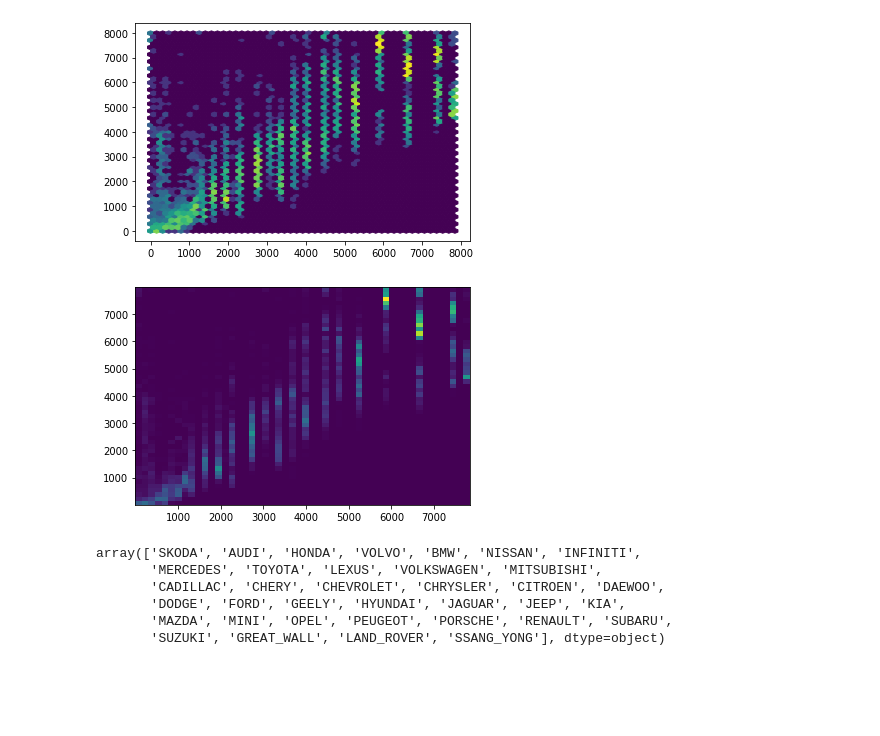
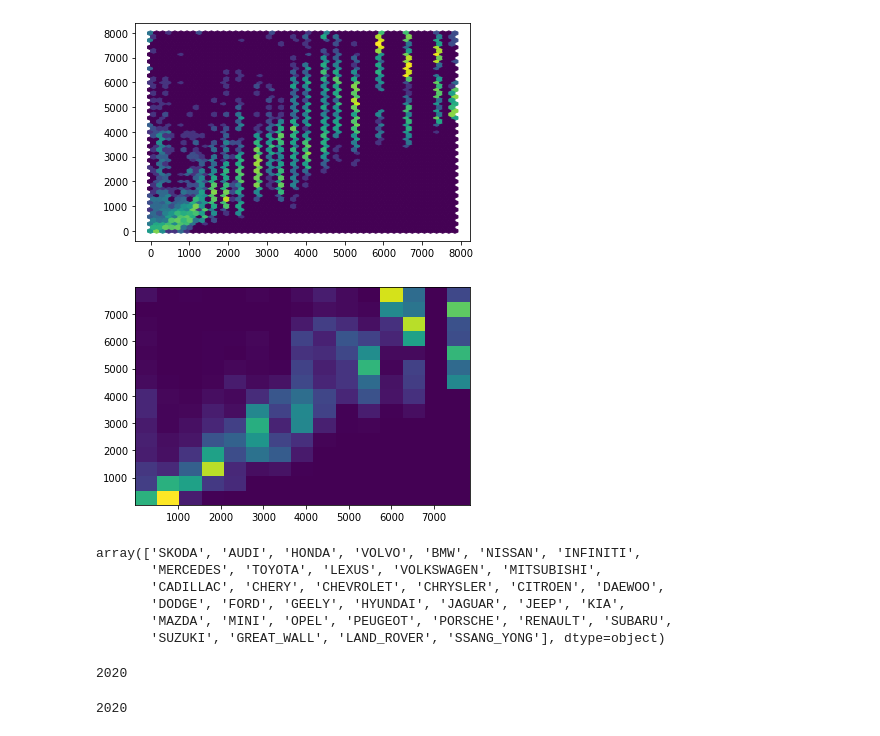
Before and after one commit to IvanovDmitryV/skillfactory_rds, a Jupyter notebook: Unit_7/Project_7_EDA0909.ipynb, the cells around one changed output. Cells and saved outputs as stored; diff of their text form; code cells hidden in the pictures; blank space fills up the shorter version.

```diff
--- a/Unit_7/Project_7_EDA0909.ipynb
+++ b/Unit_7/Project_7_EDA0909.ipynb
@@ -593,10 +635,10 @@ plt.hexbin(x,y, gridsize=50,bins='log')
 # %%
 dff = externdata_full[externdata_full.brand == "MERCEDES"]
 x = rankdata(dff.modelDate[dff.price.dropna().index] ) # ,method='ordinal'
 y = rankdata(dff.price.dropna())
-plt.hist2d(x,y,bins=50);
+plt.hist2d(x,y,bins=15);
 # %% [output]
-[figure, old version]
+[figure, new version]
 # %%
 externdata_full.brand.unique()
 # %% [output]
@@ -606,3 +648,11 @@ array(['SKODA', 'AUDI', 'HONDA', 'VOLVO', 'BMW', 'NISSAN', 'INFINITI',
        'DODGE', 'FORD', 'GEELY', 'HYUNDAI', 'JAGUAR', 'JEEP', 'KIA',
        'MAZDA', 'MINI', 'OPEL', 'PEUGEOT', 'PORSCHE', 'RENAULT', 'SUBARU',
        'SUZUKI', 'GREAT_WALL', 'LAND_ROVER', 'SSANG_YONG'], dtype=object)
+# %%
+test.productionDate.max()
+# %% [output]
+2020
+# %%
+df_kaggle.productionDate.max()
+# %% [output]
+2020
```
Also changed, not shown: parts of 24 cells of this notebook.
